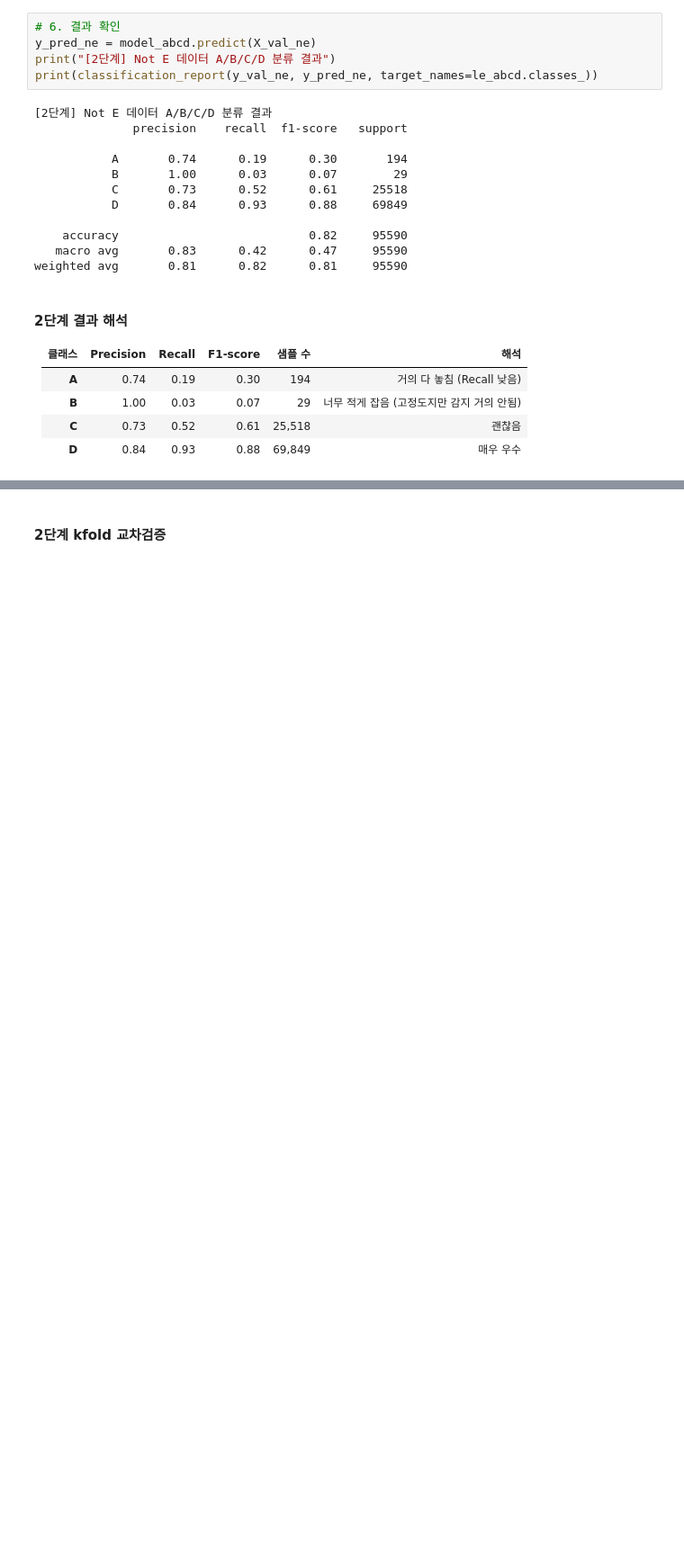
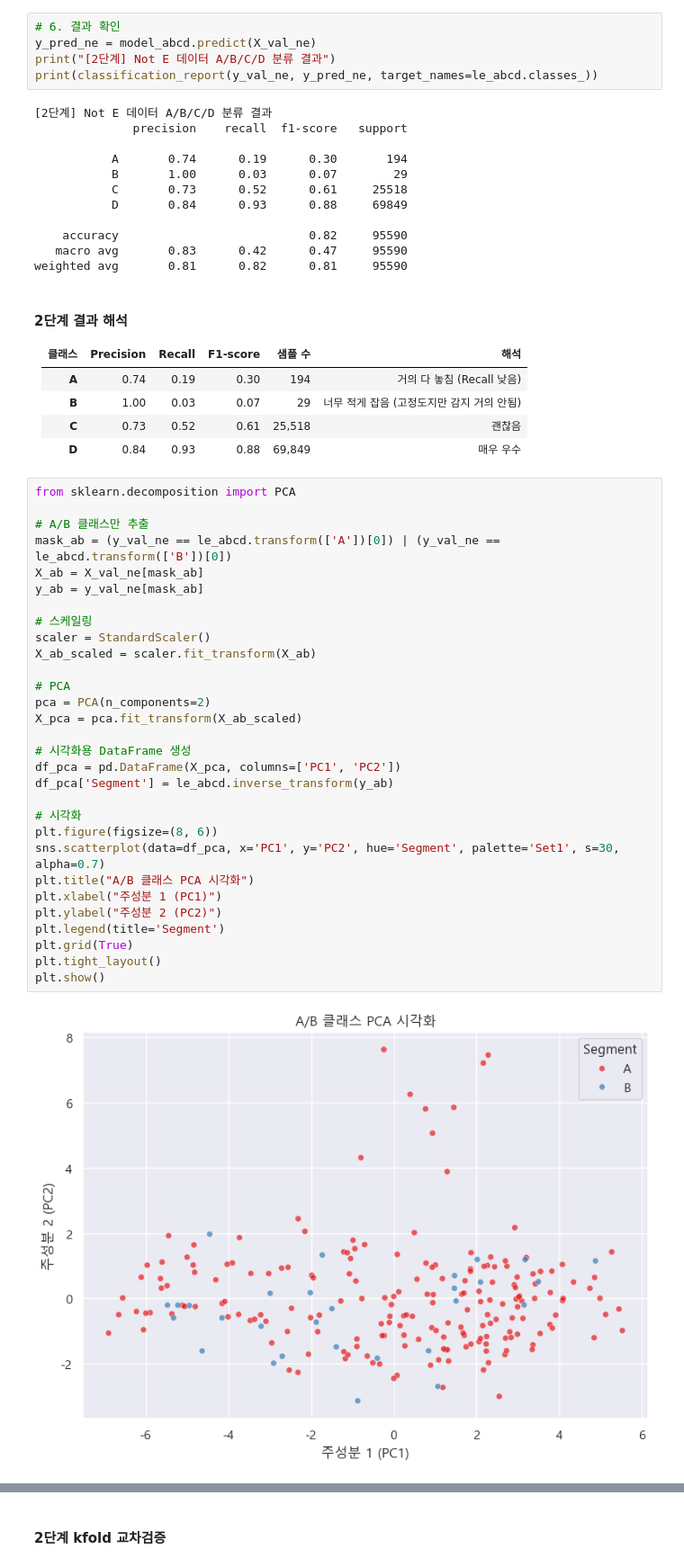
Before and after one commit to Likelion-6-team/final-project, a Jupyter notebook: 이진분류_부스팅.ipynb, the cells around one changed output, grey strips where cells are left out. Shown at 90% size. Cells and saved outputs as stored; diff of their text form; blank space fills up the shorter version.

```diff
--- a/이진분류_부스팅.ipynb
+++ b/이진분류_부스팅.ipynb
@@ -196,3 +198,35 @@ weighted avg       0.81      0.82      0.81     95590
 | **B** | 1.00      | 0.03   | 0.07     | 29     | 너무 적게 잡음 (고정도지만 감지 거의 안됨) |
 | **C** | 0.73      | 0.52   | 0.61     | 25,518 | 괜찮음                       |
 | **D** | 0.84      | 0.93   | 0.88     | 69,849 | 매우 우수                     |
+# %%
+from sklearn.decomposition import PCA
+
+# A/B 클래스만 추출
+mask_ab = (y_val_ne == le_abcd.transform(['A'])[0]) | (y_val_ne == le_abcd.transform(['B'])[0])
+X_ab = X_val_ne[mask_ab]
+y_ab = y_val_ne[mask_ab]
+
+# 스케일링
+scaler = StandardScaler()
+X_ab_scaled = scaler.fit_transform(X_ab)
+
+# PCA
+pca = PCA(n_components=2)
+X_pca = pca.fit_transform(X_ab_scaled)
+
+# 시각화용 DataFrame 생성
+df_pca = pd.DataFrame(X_pca, columns=['PC1', 'PC2'])
+df_pca['Segment'] = le_abcd.inverse_transform(y_ab)
+
+# 시각화
+plt.figure(figsize=(8, 6))
+sns.scatterplot(data=df_pca, x='PC1', y='PC2', hue='Segment', palette='Set1', s=30, alpha=0.7)
+plt.title("A/B 클래스 PCA 시각화")
+plt.xlabel("주성분 1 (PC1)")
+plt.ylabel("주성분 2 (PC2)")
+plt.legend(title='Segment')
+plt.grid(True)
+plt.tight_layout()
+plt.show()
+# %% [output]
+[figure, added]
```
Also changed, not shown: parts of 27 cells of this notebook.
